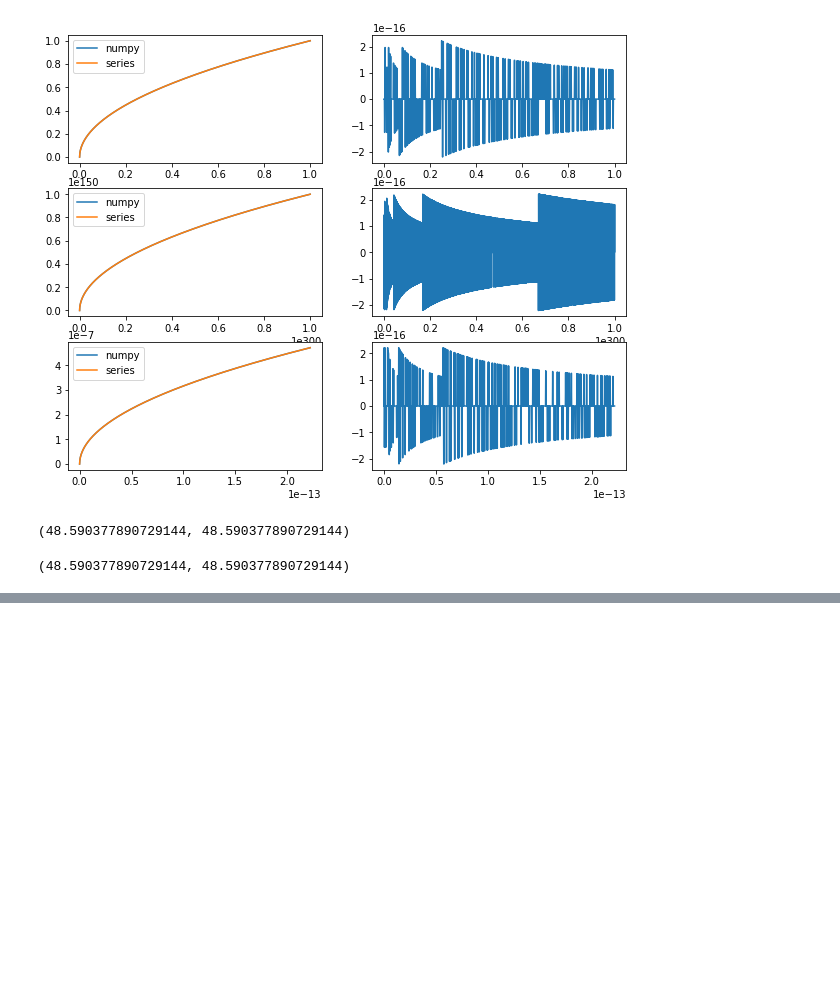
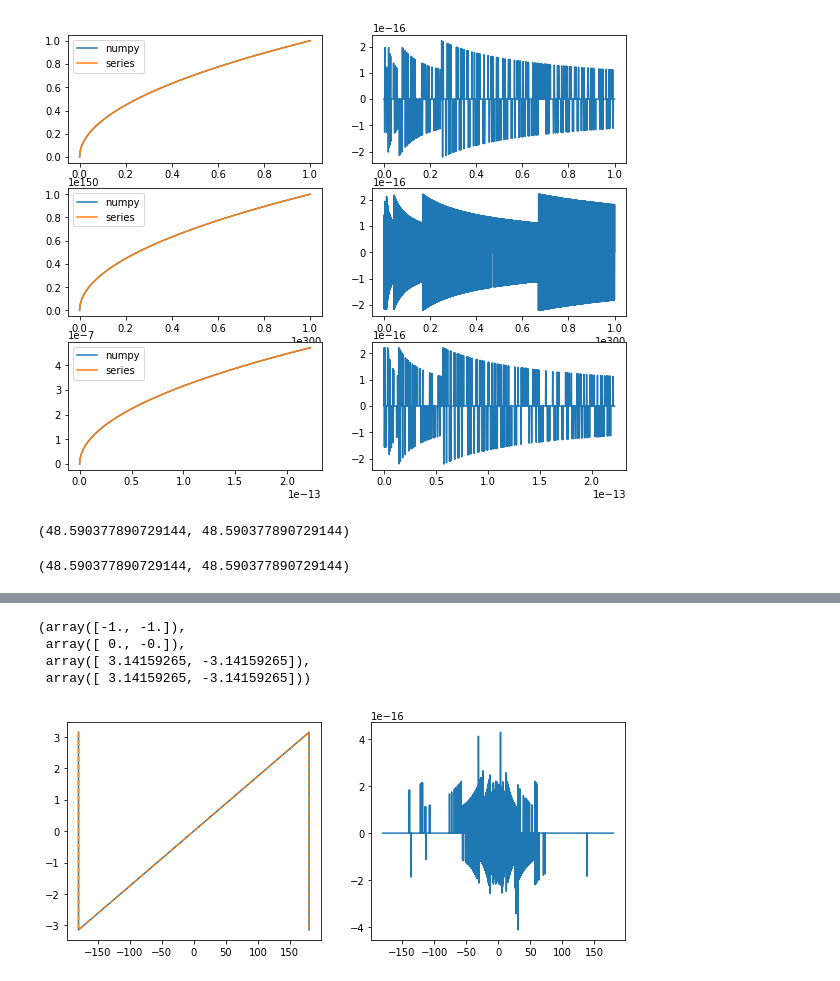
Before and after one commit to jr3cermak/numpypi, a Jupyter notebook: Demo numpi_series.ipynb, the cells around one changed output, grey strips where cells are left out. Drawn from its saved outputs; the diff is of its cells as text; code cells hidden in the pictures; blank space fills up the shorter version.

Commit message:
Added arctan2()

```diff
--- a/Demo numpi_series.ipynb
+++ b/Demo numpi_series.ipynb
@@ -173,3 +173,20 @@ plt.plot(x, ( numpy.arctan(x) - numpy._numpy._numpy.arctan(x) ) / numpy.maximum(
+# %%
+plt.figure(figsize=(10,4))
+a = numpy.linspace(-numpy.pi+0*eps,numpy.pi-0*eps,10000)
+x,y = numpy.cos(a), numpy.sin(a)
+plt.subplot(121)
+plt.plot(a*180/numpy.pi, numpy._numpy._numpy.arctan2(y,x), label='numpy');
+plt.plot(a*180/numpy.pi, numpy.arctan2(y,x), '--', label='series');
+plt.subplot(122)
+plt.plot(a*180/numpy.pi, ( numpy.arctan2(y,x) - numpy._numpy._numpy.arctan2(y,x) ) / numpy.maximum(eps, numpy.abs(numpy.arctan2(y,x)) ) );
+x,y = x[[0,-1]],y[[0,-1]]
+x, y, numpy._numpy._numpy.arctan2(y,x), numpy.arctan2(y,x)
+# %% [output]
+(array([-1., -1.]),
+ array([ 0., -0.]),
+ array([ 3.14159265, -3.14159265]),
+ array([ 3.14159265, -3.14159265]))
+[figure, added]
 # %%
 plt.figure(figsize=(10,4))
 x = numpy.linspace(-1,1,1000)
```
Also changed, not shown: parts of 4 cells of this notebook, 2 other files.
